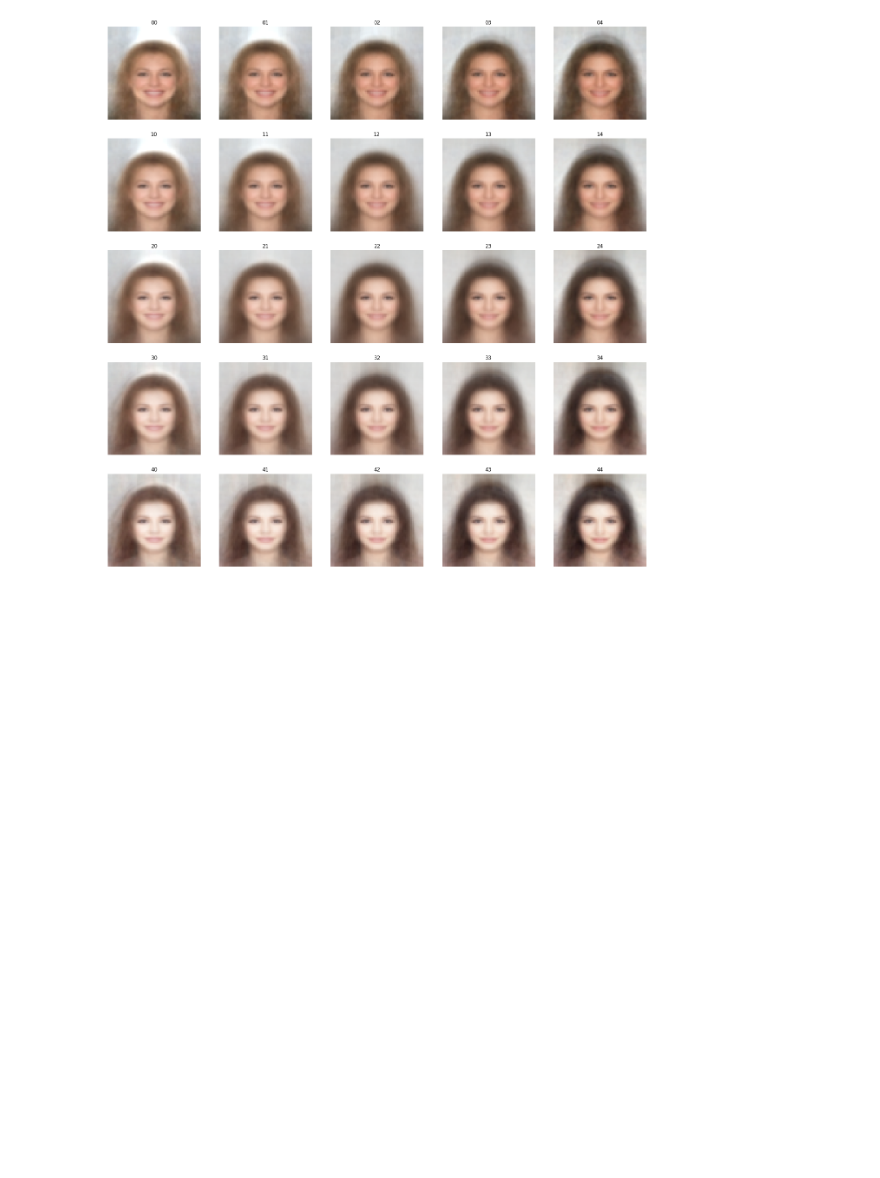
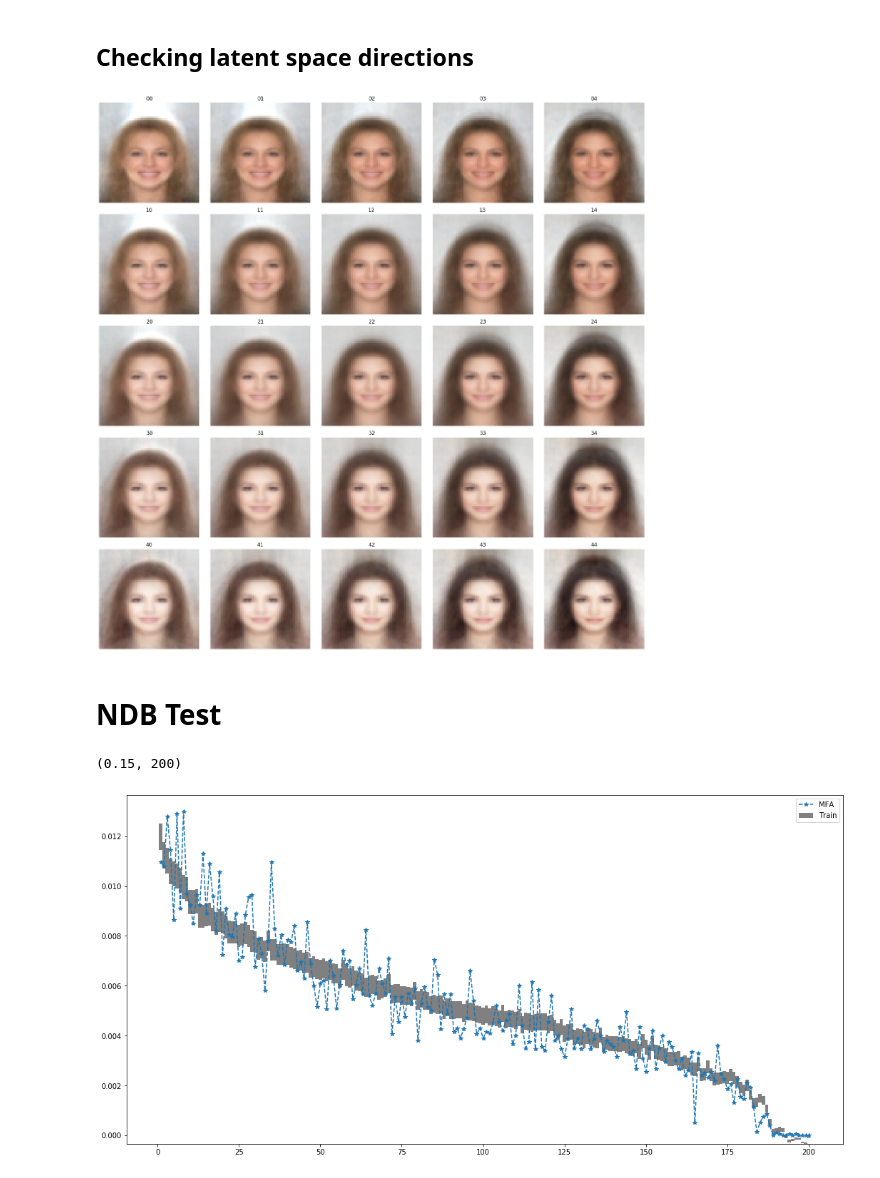
Before and after one commit to KonstantinPakulev/OnGansAndGMMs, a Jupyter notebook: mfa_eval.ipynb, the cells around one changed output. Saved outputs shown, nothing was run; the diff lists cells and outputs as text; code cells hidden in the pictures; blank space fills up the shorter version.

```diff
--- a/mfa_eval.ipynb
+++ b/mfa_eval.ipynb
@@ -39,4 +38,8 @@ Visualization of 4 latent dimensions of 2 components
+# %% [markdown]
+## Checking latent space directions
 # %%
-visualize_component_change(gmm_model, [0,55], [1,3])
+visualize_component_change(fa_gmm_model, [0,55], [1,3])
 # %% [output]
-[figure, old version]
+[figure, new version]
+# %% [markdown]
+# NDB Test
@@ -42,0 +49,18 @@ visualize_component_change(gmm_model, [0,55], [1,3])
+# %%
+num_train = 80000
+num_test = 20000
+
+dataset_root = "/home/konstantin/datasets"
+train_samples = get_random_samples(dataset_root, num_train).detach().numpy()
+# %%
+ndb = NDB(train_samples, k_clusters=200)
+# %%
+test_samples = fa_gmm_model.draw_samples(num_test, False)
+# %%
+ndb.calculate(test_samples)
+# %% [output]
+(0.15, 200)
+# %%
+ndb.plot_hist([(test_samples, "MFA")])
+# %% [output]
+[figure, added]
```
Also changed, not shown: parts of 9 cells of this notebook, 16 other files.
